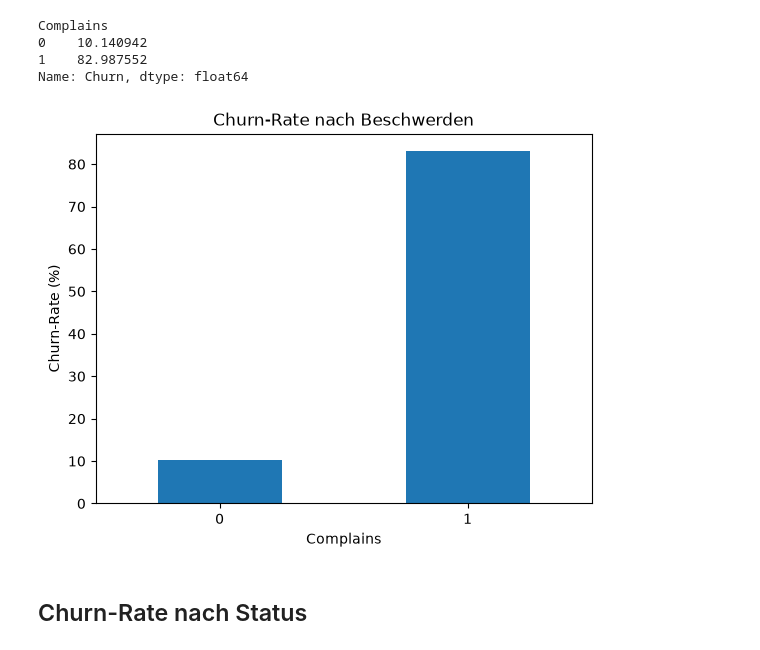
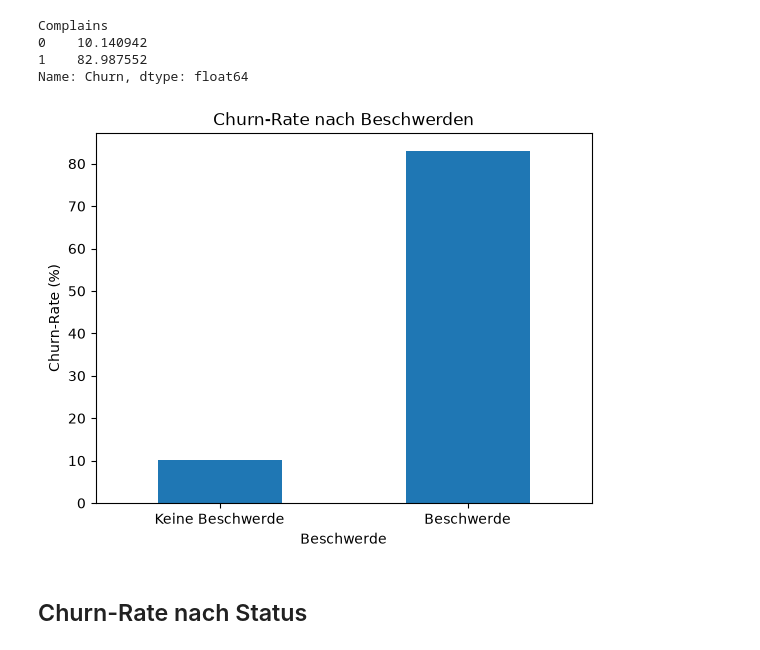
Before and after one commit to selma1405/telecom-customer-churn, a Jupyter notebook: notebooks/01_data_exploration.ipynb, the cells around one changed output. Saved outputs shown, nothing was run; the diff lists cells and outputs as text; code cells hidden in the pictures.

```diff
--- a/notebooks/01_data_exploration.ipynb
+++ b/notebooks/01_data_exploration.ipynb
@@ -386,13 +395,24 @@ Name: Churn, dtype: float64
 # %%
 churn_by_complaints.plot(kind="bar")
 
 plt.title("Churn-Rate nach Beschwerden")
-plt.xlabel("Complains")
+plt.xlabel("Beschwerde")
 plt.ylabel("Churn-Rate (%)")
-plt.xticks(rotation=0)
+plt.xticks(
+    ticks=[0, 1],
+    labels=["Keine Beschwerde", "Beschwerde"],
+    rotation=0
+)
+
+plt.savefig(
+    "../reports/figures/churn_by_complaints.png",
+    dpi=300,
+    bbox_inches="tight"
+)
+
 plt.show()
 # %% [output]
-[figure, old version]
+[figure, new version]
 # %% [markdown]
 ## Churn-Rate nach Status
 # %%
```
Also changed, not shown: parts of 1 cell of this notebook, 6 other files.
